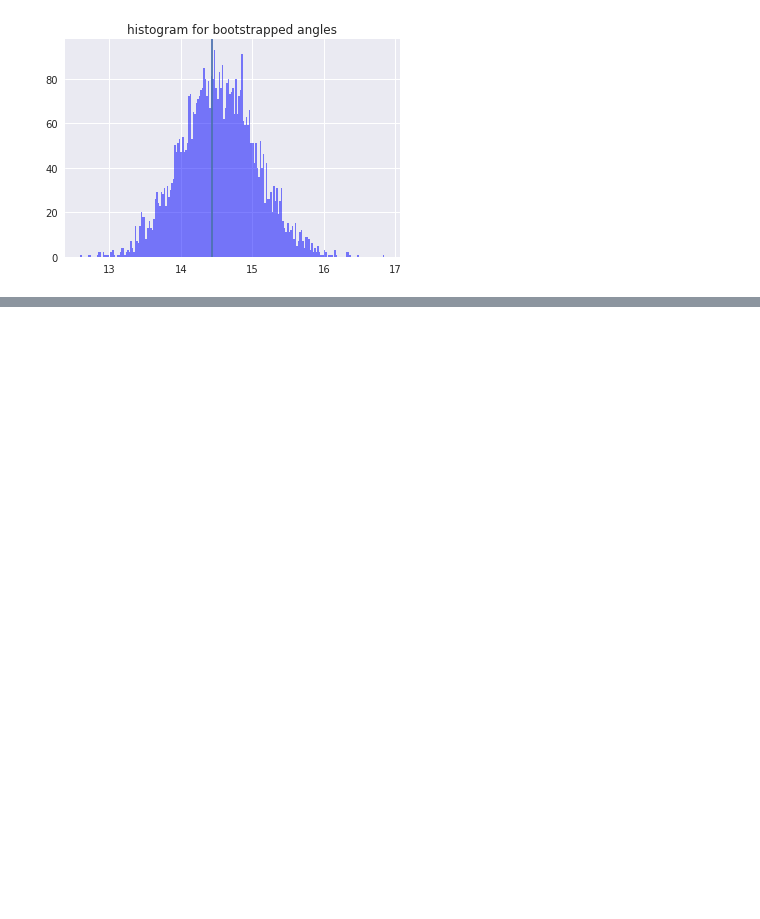
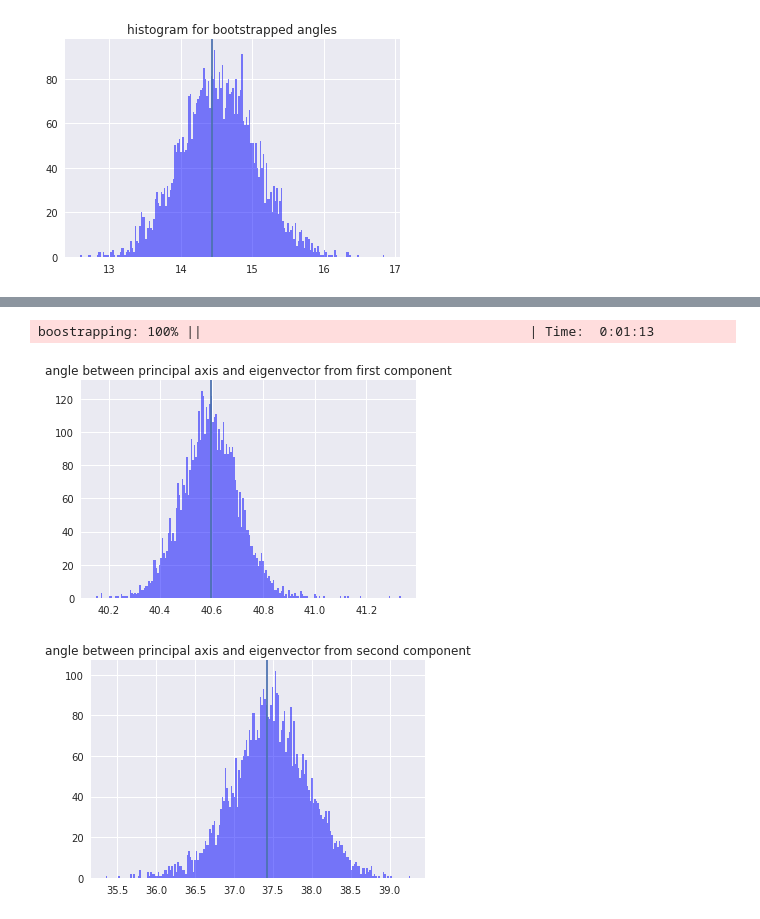
Before and after one commit to jaewshin/turchin, a Jupyter notebook: jupyter/bootstrap.ipynb, the cells around one changed output, grey strips where cells are left out. Saved outputs shown, nothing was run; the diff lists cells and outputs as text; code cells hidden in the pictures; blank space fills up the shorter version.

Commit message:
histogram

```diff
--- a/jupyter/bootstrap.ipynb
+++ b/jupyter/bootstrap.ipynb
@@ -333,0 +330,71 @@ boostrapping: 100% ||                                          | Time:  0:18:12
+# %%
+# bootstrap on single, random imputation
+pt = progress_timer(description= 'boostrapping', n_iter=5000)
+
+#fit GMM
+gmm = GMM(n_components=2).fit(data_mat)
+orig_means = gmm.means_
+orig_cov = gmm.covariances_
+orig_weights = gmm.weights_
+
+eigval1, eigval2, eigvec1, eigvec2 = weight_set(orig_means, orig_weights, orig_means, orig_cov)
+orig_angle1 = angle(eigvec1, Q.T[:,0])
+orig_angle2 = angle(eigvec2, Q.T[:,0])
+
+def bstr(pc1, data, n=5000):
+    """
+    Given data matrix, perform bootstrapping by collecting n samples (default = 5000) and return the
+    error rate for the mean of the data. Assume that the given data matrix is numpy array
+    """
+    angle1 = list() # hold angle between the PC and the main eigenvector for component1
+    angle2 = list() # hold angle between the PC and the main eigenvector for component2
+
+    for i in range(n):
+
+        # resample from the original data matrix
+        for j in range(414):
+            ran_impute = np.random.randint(20)
+
+            if j == 0: #first element
+                resampled_mat = data[j+ran_impute*414]
+            else:
+                resampled_mat = np.vstack((resampled_mat, data[j+ran_impute*414]))
+
+        assert len(resampled_mat) == 414 # check if the resampled matrix has same dimension as data matrix
+
+        gmm_resampled = GMM(n_components=2).fit(resampled_mat)
+        gmm_weights = gmm_resampled.weights_
+        gmm_cov = gmm_resampled.covariances_
+        gmm_means = gmm_resampled.means_
+
+        eig_val1, eig_val2, eig_vec1, eig_vec2 = weight_set(orig_means, orig_weights, gmm_means, gmm_cov, bstr=True)
+
+        angle1.append(angle(eig_vec1, pc1))
+        angle2.append(angle(eig_vec2, pc1))
+        pt.update()
+
+    return angle1, angle2
+
+angle_first, angle_second = bstr(Q.T[:,0], data_mat)
+pt.finish()
+
+# plot the histogram for eigenvalues and angles
+num_bins = 200
+
+# angle between PC and the first component
+n, bins, patches = plt.hist(angle_first, num_bins, facecolor='blue', alpha=0.5)
+plt.title('angle between principal axis and eigenvector from first component')
+plt.axvline(x=orig_angle1)
+plt.show()
+plt.close()
+
+# angle between PC and the second component
+n, bins, patches = plt.hist(angle_second, num_bins, facecolor='blue', alpha=0.5)
+plt.title('angle between principal axis and eigenvector from second component')
+plt.axvline(x=orig_angle2)
+plt.show()
+plt.close()
+# %% [output]
+boostrapping: 100% ||                                          | Time:  0:01:13
+[figure, added]
+[figure, added]
```
Also changed, not shown: parts of 2 cells of this notebook, 3 other files.
